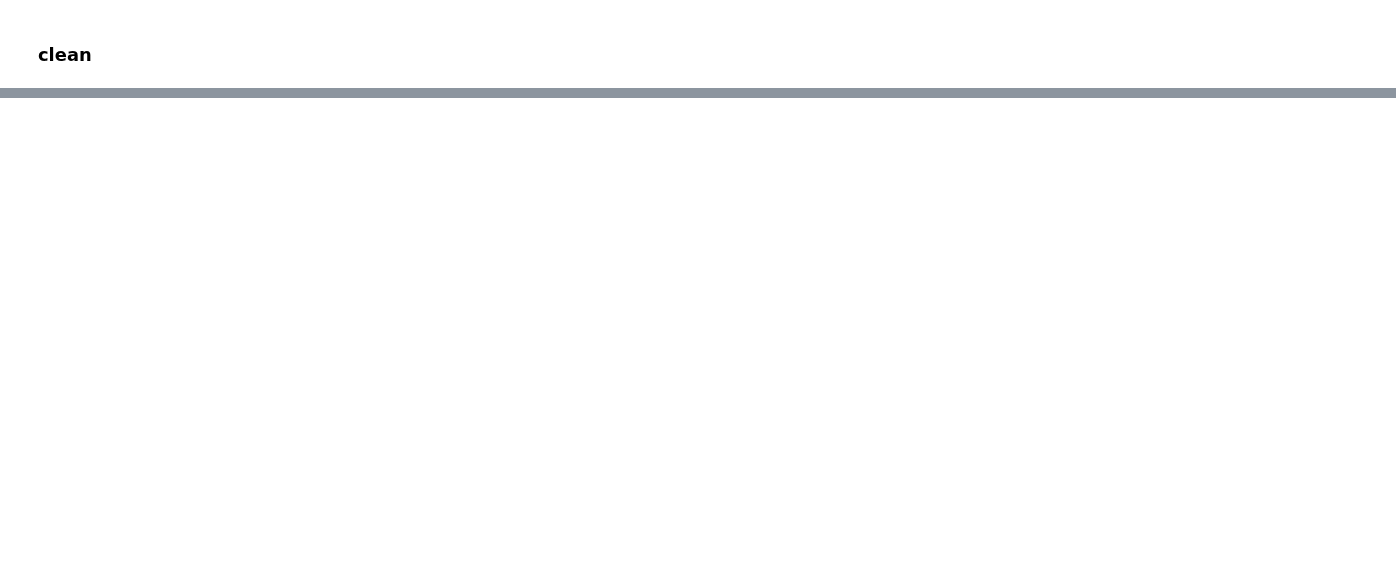
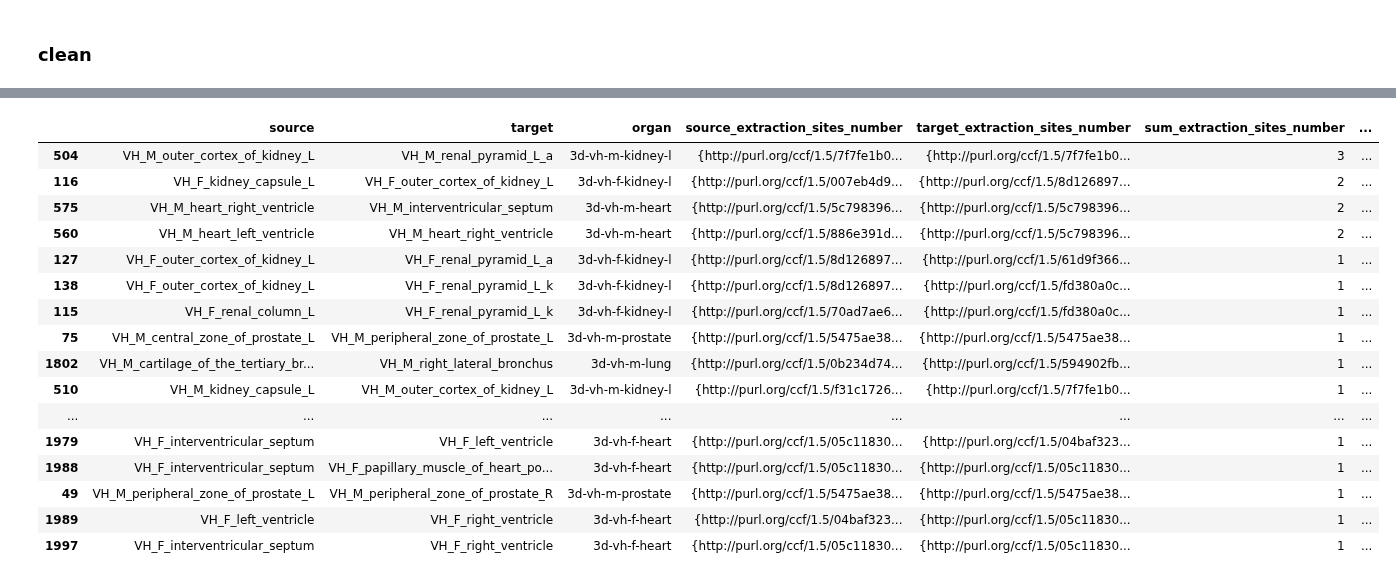
Before and after one commit to cns-iu/hra-pop-notebooks, a Jupyter notebook: validations/mesh-collisions/Lu/intersection.ipynb, the cells around one changed output, grey strips where cells are left out. Cells and saved outputs as stored; diff of their text form; code cells hidden in the pictures; blank space fills up the shorter version.

```diff
--- a/validations/mesh-collisions/Lu/intersection.ipynb
+++ b/validations/mesh-collisions/Lu/intersection.ipynb
@@ -191 +216,23 @@ total_df
+# %%
+filtered_df = total_df[total_df['exact_collisions_with_intersection_space'] > 0]
+# %%
+filtered_df
+# %% [output]
+|  | source | target | organ | source_extraction_sites_number | target_extraction_sites_number | sum_extraction_sites_number | ... |
+| 504 | VH_M_outer_cortex_of_kidney_L | VH_M_renal_pyramid_L_a | 3d-vh-m-kidney-l | {http://purl.org/ccf/1.5/7f7fe1b0... | {http://purl.org/ccf/1.5/7f7fe1b0... | 3 | ... |
+| 116 | VH_F_kidney_capsule_L | VH_F_outer_cortex_of_kidney_L | 3d-vh-f-kidney-l | {http://purl.org/ccf/1.5/007eb4d9... | {http://purl.org/ccf/1.5/8d126897... | 2 | ... |
+| 575 | VH_M_heart_right_ventricle | VH_M_interventricular_septum | 3d-vh-m-heart | {http://purl.org/ccf/1.5/5c798396... | {http://purl.org/ccf/1.5/5c798396... | 2 | ... |
+| 560 | VH_M_heart_left_ventricle | VH_M_heart_right_ventricle | 3d-vh-m-heart | {http://purl.org/ccf/1.5/886e391d... | {http://purl.org/ccf/1.5/5c798396... | 2 | ... |
+| 127 | VH_F_outer_cortex_of_kidney_L | VH_F_renal_pyramid_L_a | 3d-vh-f-kidney-l | {http://purl.org/ccf/1.5/8d126897... | {http://purl.org/ccf/1.5/61d9f366... | 1 | ... |
+| 138 | VH_F_outer_cortex_of_kidney_L | VH_F_renal_pyramid_L_k | 3d-vh-f-kidney-l | {http://purl.org/ccf/1.5/8d126897... | {http://purl.org/ccf/1.5/fd380a0c... | 1 | ... |
+| 115 | VH_F_renal_column_L | VH_F_renal_pyramid_L_k | 3d-vh-f-kidney-l | {http://purl.org/ccf/1.5/70ad7ae6... | {http://purl.org/ccf/1.5/fd380a0c... | 1 | ... |
+| 75 | VH_M_central_zone_of_prostate_L | VH_M_peripheral_zone_of_prostate_L | 3d-vh-m-prostate | {http://purl.org/ccf/1.5/5475ae38... | {http://purl.org/ccf/1.5/5475ae38... | 1 | ... |
+| 1802 | VH_M_cartilage_of_the_tertiary_br... | VH_M_right_lateral_bronchus | 3d-vh-m-lung | {http://purl.org/ccf/1.5/0b234d74... | {http://purl.org/ccf/1.5/594902fb... | 1 | ... |
+| 510 | VH_M_kidney_capsule_L | VH_M_outer_cortex_of_kidney_L | 3d-vh-m-kidney-l | {http://purl.org/ccf/1.5/f31c1726... | {http://purl.org/ccf/1.5/7f7fe1b0... | 1 | ... |
+| ... | ... | ... | ... | ... | ... | ... | ... |
+| 1979 | VH_F_interventricular_septum | VH_F_left_ventricle | 3d-vh-f-heart | {http://purl.org/ccf/1.5/05c11830... | {http://purl.org/ccf/1.5/04baf323... | 1 | ... |
+| 1988 | VH_F_interventricular_septum | VH_F_papillary_muscle_of_heart_po... | 3d-vh-f-heart | {http://purl.org/ccf/1.5/05c11830... | {http://purl.org/ccf/1.5/05c11830... | 1 | ... |
+| 49 | VH_M_peripheral_zone_of_prostate_L | VH_M_peripheral_zone_of_prostate_R | 3d-vh-m-prostate | {http://purl.org/ccf/1.5/5475ae38... | {http://purl.org/ccf/1.5/5475ae38... | 1 | ... |
+| 1989 | VH_F_left_ventricle | VH_F_right_ventricle | 3d-vh-f-heart | {http://purl.org/ccf/1.5/04baf323... | {http://purl.org/ccf/1.5/05c11830... | 1 | ... |
+| 1997 | VH_F_interventricular_septum | VH_F_right_ventricle | 3d-vh-f-heart | {http://purl.org/ccf/1.5/05c11830... | {http://purl.org/ccf/1.5/05c11830... | 1 | ... |
 # %%
```
Also changed, not shown: parts of 11 cells of this notebook, 1 other file.
